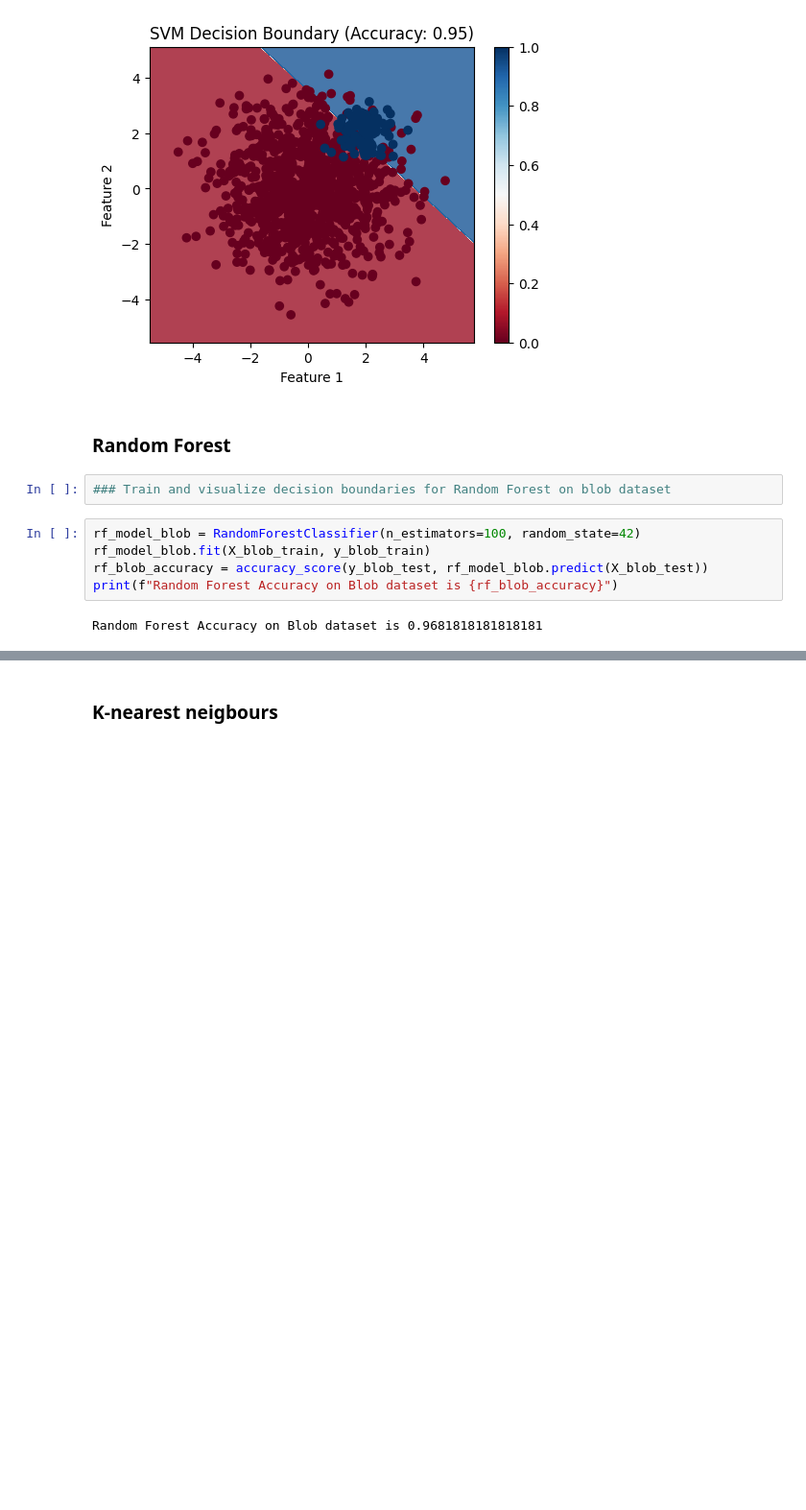
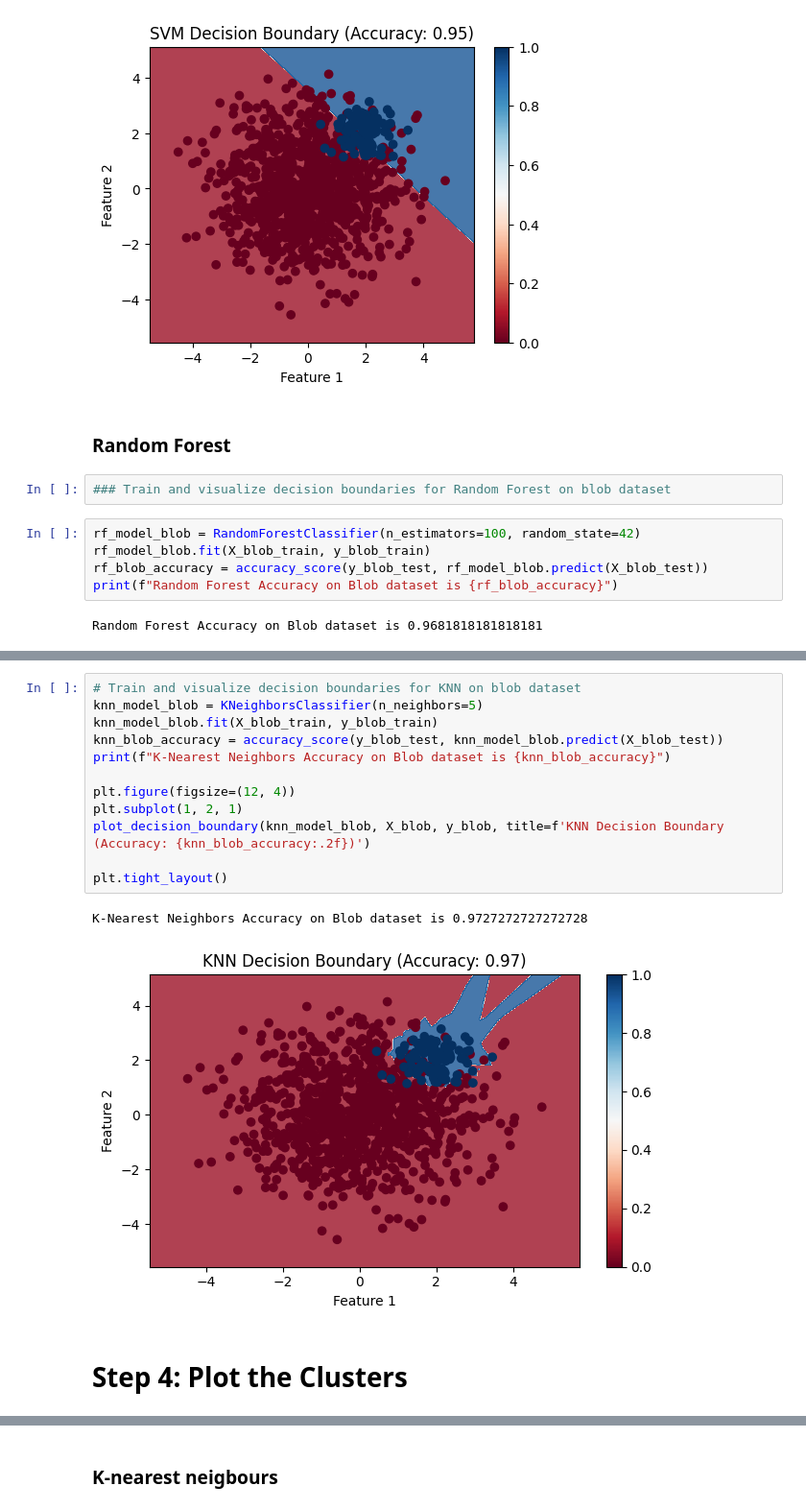
Before and after one commit to mcndoungerii/capstone_ml_project, a Jupyter notebook: notebooks/comparator.ipynb, the cells around one changed output, grey strips where cells are left out. Shown: that part at 96% size. Saved outputs shown, nothing was run; the diff lists cells and outputs as text; blank space fills up the shorter version.

```diff
--- a/notebooks/comparator.ipynb
+++ b/notebooks/comparator.ipynb
@@ -130,0 +130,17 @@ plot_decision_boundary(rf_model_blob, X_blob, y_blob,
+# %%
+# Train and visualize decision boundaries for KNN on blob dataset
+knn_model_blob = KNeighborsClassifier(n_neighbors=5)
+knn_model_blob.fit(X_blob_train, y_blob_train)
+knn_blob_accuracy = accuracy_score(y_blob_test, knn_model_blob.predict(X_blob_test))
+print(f"K-Nearest Neighbors Accuracy on Blob dataset is {knn_blob_accuracy}")
+
+plt.figure(figsize=(12, 4))
+plt.subplot(1, 2, 1)
+plot_decision_boundary(knn_model_blob, X_blob, y_blob, title=f'KNN Decision Boundary (Accuracy: {knn_blob_accuracy:.2f})')
+
+plt.tight_layout()
+# %% [output]
+K-Nearest Neighbors Accuracy on Blob dataset is 0.9727272727272728
+[figure, added]
+# %% [markdown]
+# Step 4: Plot the Clusters
```
Also changed, not shown: parts of 8 cells of this notebook.
